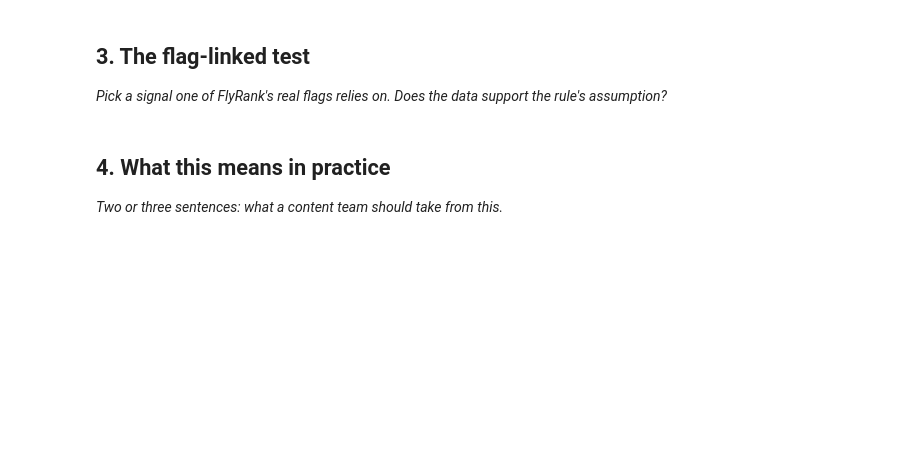
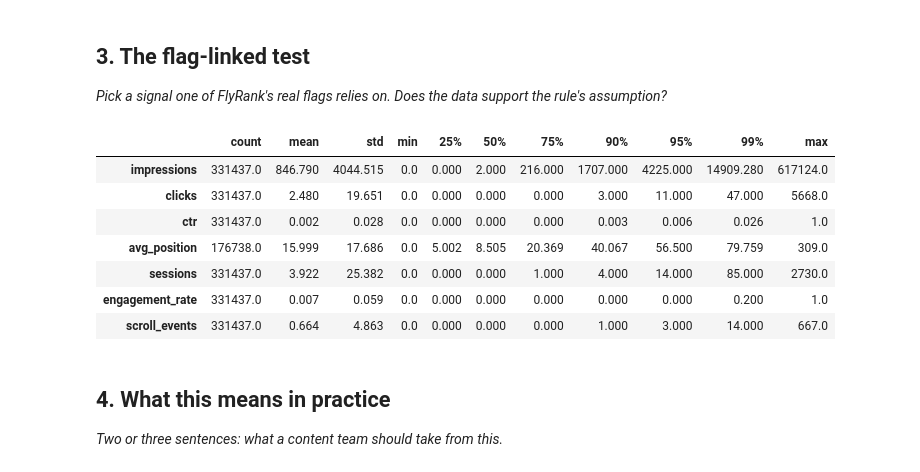
Before and after one commit to pakizahassan/flyrank-ml-internship, a Jupyter notebook: work/notebooks/w04_signal_audit.ipynb, the cells around one changed output. Saved outputs shown, nothing was run; the diff lists cells and outputs as text; code cells hidden in the pictures; blank space fills up the shorter version.

```diff
--- a/work/notebooks/w04_signal_audit.ipynb
+++ b/work/notebooks/w04_signal_audit.ipynb
@@ -20,6 +112,44 @@ This skeleton is yours to fill. Work the sections **in order** — each one has
 ## 3. The flag-linked test
 
 *Pick a signal one of FlyRank's real flags relies on. Does the data support the rule's assumption?*
+# %%
+distribution_fields = [
+    "impressions",
+    "clicks",
+    "ctr",
+    "avg_position",
+    "sessions",
+    "engagement_rate",
+    "scroll_events"
+]
+
+distribution_summary = (
+    page_df[distribution_fields]
+    .describe(
+        percentiles=[
+            0.25,
+            0.50,
+            0.75,
+            0.90,
+            0.95,
+            0.99
+        ]
+    )
+    .T
+)
+
+display(
+    distribution_summary.round(3)
+)
+# %% [output]
+|  | count | mean | std | min | 25% | 50% | 75% | 90% | 95% | 99% | max |
+| impressions | 331437.0 | 846.790 | 4044.515 | 0.0 | 0.000 | 2.000 | 216.000 | 1707.000 | 4225.000 | 14909.280 | 617124.0 |
+| clicks | 331437.0 | 2.480 | 19.651 | 0.0 | 0.000 | 0.000 | 0.000 | 3.000 | 11.000 | 47.000 | 5668.0 |
+| ctr | 331437.0 | 0.002 | 0.028 | 0.0 | 0.000 | 0.000 | 0.000 | 0.003 | 0.006 | 0.026 | 1.0 |
+| avg_position | 176738.0 | 15.999 | 17.686 | 0.0 | 5.002 | 8.505 | 20.369 | 40.067 | 56.500 | 79.759 | 309.0 |
+| sessions | 331437.0 | 3.922 | 25.382 | 0.0 | 0.000 | 0.000 | 1.000 | 4.000 | 14.000 | 85.000 | 2730.0 |
+| engagement_rate | 331437.0 | 0.007 | 0.059 | 0.0 | 0.000 | 0.000 | 0.000 | 0.000 | 0.000 | 0.200 | 1.0 |
+| scroll_events | 331437.0 | 0.664 | 4.863 | 0.0 | 0.000 | 0.000 | 0.000 | 1.000 | 3.000 | 14.000 | 667.0 |
 # %% [markdown]
 ## 4. What this means in practice
 
```
Also changed, not shown: parts of 5 cells of this notebook.
